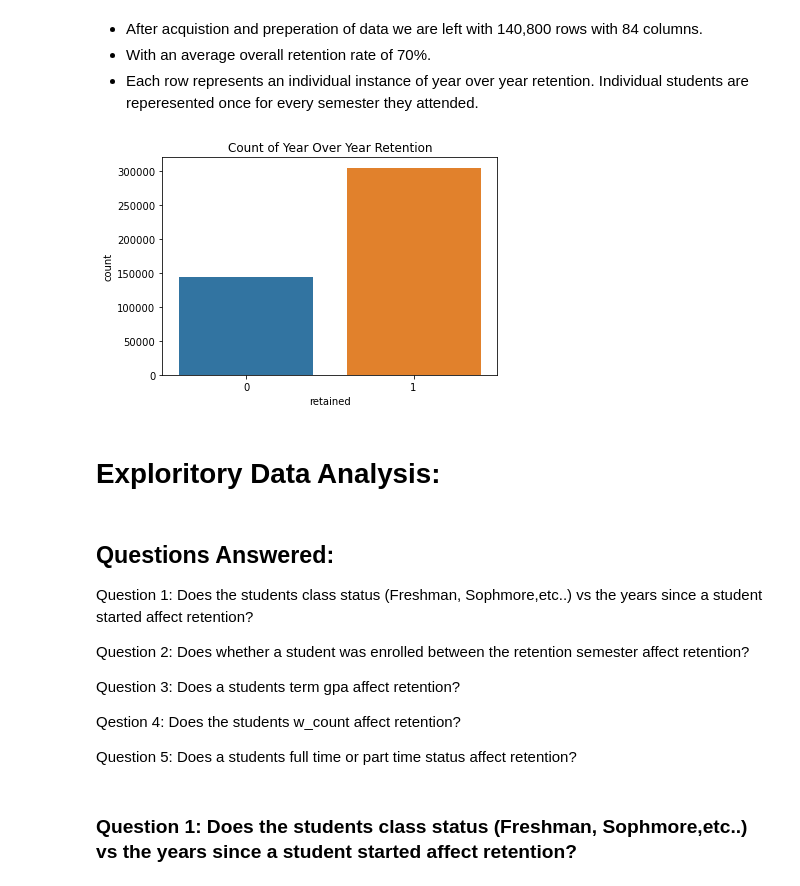
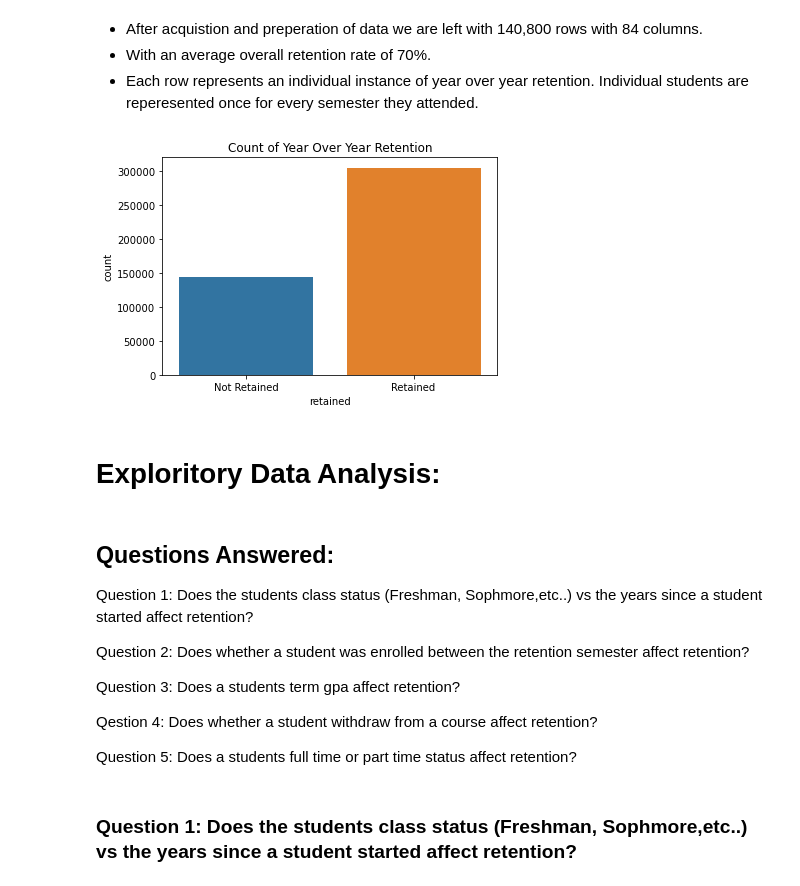
Before and after one commit to mwboiss/retention-project, a Jupyter notebook: report.ipynb, the cells around one changed output. Saved outputs shown, nothing was run; the diff lists cells and outputs as text; code cells hidden in the pictures.

```diff
--- a/report.ipynb
+++ b/report.ipynb
@@ -88,13 +94,14 @@ Our data is split into 3 samples:
 # %%
 # Import seaborn and matplotlib for visualizations
 import seaborn as sns
 import matplotlib.pyplot as plt
 # Plot data count by retention
-sns.countplot(x='retained',data=students)
+ax = sns.countplot(x='retained',data=students)
 plt.title('Count of Year Over Year Retention')
+ax.set_xticklabels(['Not Retained','Retained'])
 plt.show()
 # %% [output]
-[figure, old version]
+[figure, new version]
 # %% [markdown]
 # Exploritory Data Analysis:
 # %% [markdown]
@@ -106,7 +113,7 @@ Question 2: Does whether a student was enrolled between the retention semester a
 
 Question 3: Does a students term gpa affect retention?
 
-Qestion 4: Does the students w_count affect retention?
+Qestion 4: Does whether a student withdraw from a course affect retention?
 
 Question 5: Does a students full time or part time status affect retention?
 # %% [markdown]
```
Also changed, not shown: parts of 22 cells of this notebook, 4 other files.
